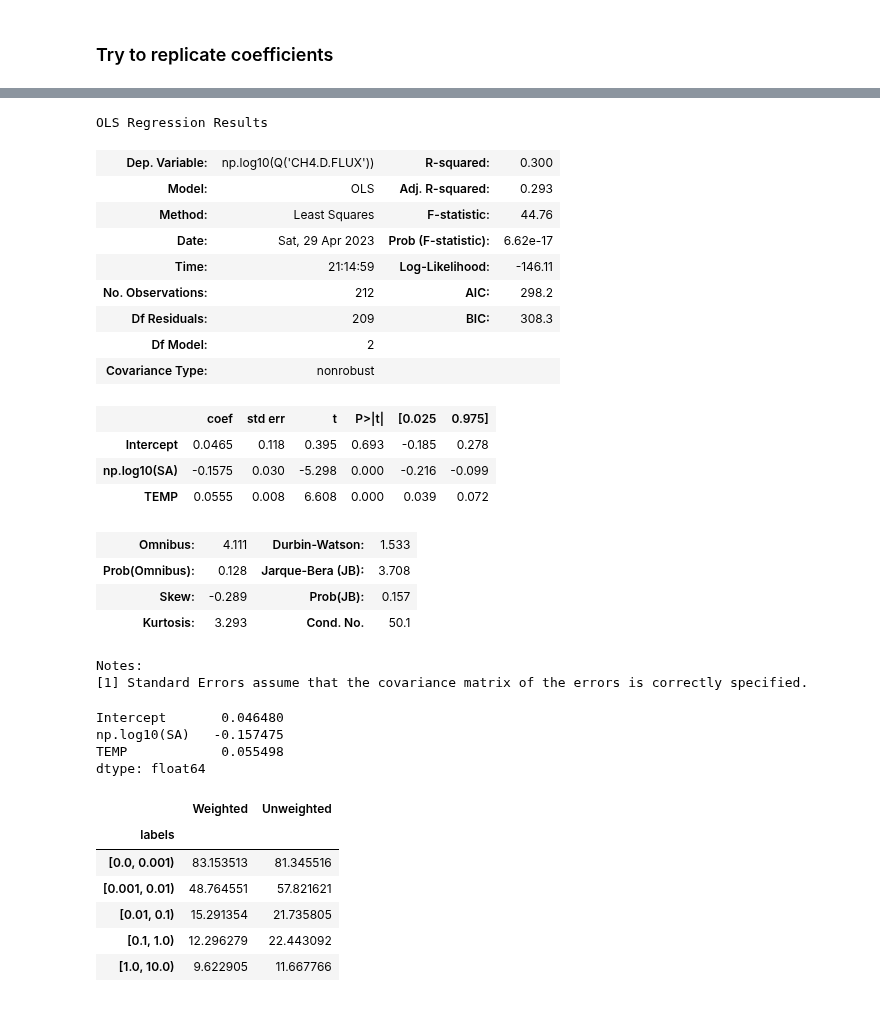
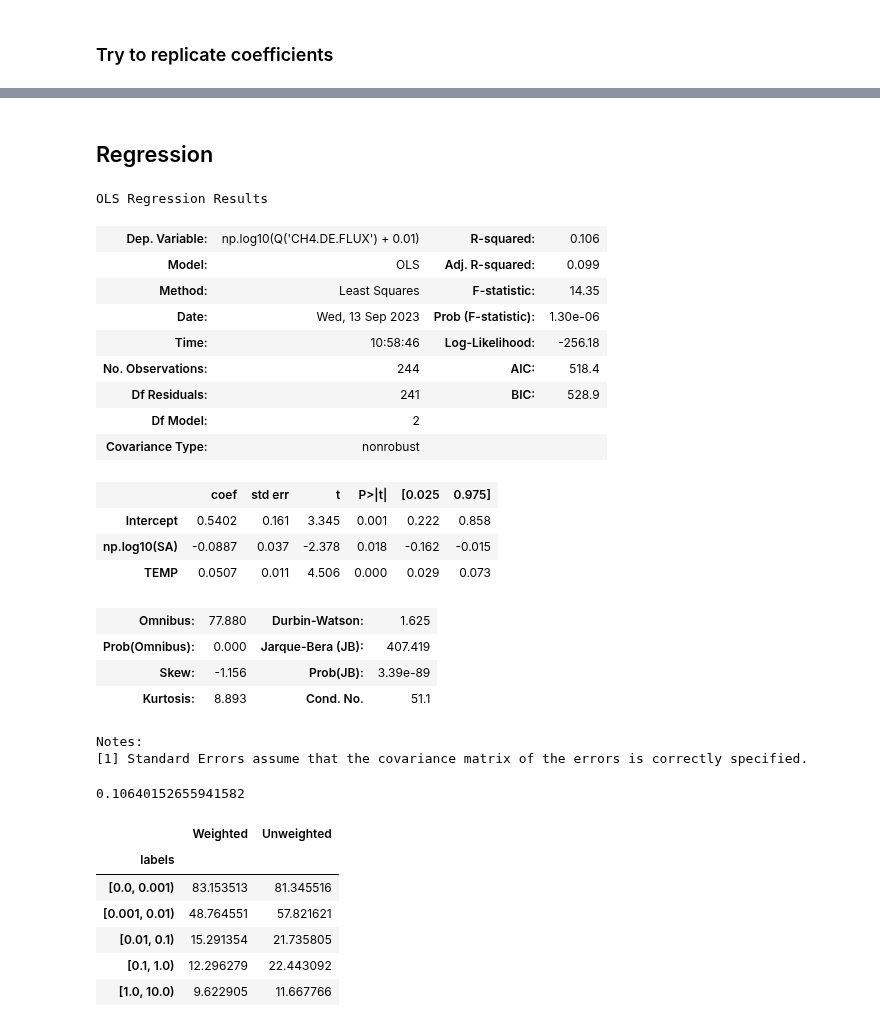
Before and after one commit to ekcomputer/lake-area, a Jupyter notebook: LSD/notebooks/baseline_estimates.ipynb, the cells around one changed output, grey strips where cells are left out. Saved outputs shown, nothing was run; the diff lists cells and outputs as text; code cells hidden in the pictures.

```diff
--- a/LSD/notebooks/baseline_estimates.ipynb
+++ b/LSD/notebooks/baseline_estimates.ipynb
@@ -89,12 +99,12 @@ os.makedirs(joined_clim_dir, exist_ok=True)
 ### Try to replicate coefficients
 # %%
 ## Load
-df = pd.read_csv('/mnt/g/Other/Kuhn-olefeldt-BAWLD/BAWLD-CH4/data/ek_out/archive/BAWLD_CH4_Aquatic.csv',
+df = pd.read_csv('/Volumes/thebe/Other/Kuhn-olefeldt-BAWLD/BAWLD-CH4/data/ek_out/archive/BAWLD_CH4_Aquatic.csv',
     encoding = "ISO-8859-1", dtype={'CH4.E.FLUX ':'float'}, na_values='-')
 len0 = len(df)
 
 ## Filter and pre-process
-df.query("SEASON == 'Icefree' ", inplace=True) # and `D.METHOD` == 'CH'
+# df.query("SEASON == 'Icefree' ", inplace=True) # and `D.METHOD` == 'CH'
 df.dropna(subset=['SA'], inplace=True) # 'CH4.D.FLUX', 'TEMP'
 
 ## if I want transformed y as its own var
@@ -131,0 +146,13 @@ Text(0.5, 0, 'Mg CH4 / m2 /day')
+# %%
+## Add total lake flux column (to match LSD.py)
+dff = df.copy() # make a copy for filling nans and combined D + E
+dff['CH4.E.FLUX'].fillna(dff['CH4.D.FLUX']*1.2, inplace=True)
+dff['CH4.D.FLUX'].fillna(dff['CH4.E.FLUX']/1.2, inplace=True)
+dff['CH4.DE.FLUX'] = dff['CH4.D.FLUX'] + dff['CH4.E.FLUX']
+
+## Pre-process some more
+dff['LAKE.TYPE'] = dff['LAKE.TYPE'].replace('PP/T', 'T') # set peatland pond/thermokarst = thermokarst for simplicity
+
+## Filter and pre-process
+# dff.query("SEASON == 'Icefree' ", inplace=True) # and `D.METHOD` == 'CH'
+dff.dropna(subset=['SA', 'CH4.DE.FLUX'], inplace=True) # 'TEMP'
@@ -132,39 +216,45 @@ Text(0.5, 0, 'Mg CH4 / m2 /day')
+# %% [markdown]
+## Regression
 # %%
 ## Linear models (regression) v0
+formula1 = "np.log10(Q('CH4.DE.FLUX') + 0.01) ~ np.log10(SA) + TEMP" # 'Seasonal.Diff.Flux' 'CH4.D.FLUX'
+model1 = ols(formula=formula1, data=dff).fit() # uses water temp
+formula2 = "np.log10(Q('CH4.DE.FLUX') + 0.01) ~ np.log10(SA) + GRID_T" # 'Seasonal.Diff.Flux' 'CH4.D.FLUX'
+model2 = ols(formula=formula2, data=dff).fit() # uses MAAT
+formula3 = "np.log10(Q('CH4.DE.FLUX') + 0.01) ~ np.log10(SA) + np.power(TEMP, 2)" # 'Seasonal.Diff.Flux' 'CH4.D.FLUX'
+model3 = ols(formula=formula3, data=dff).fit() # uses MAAT
 
-formula = "np.log10(Q('CH4.D.FLUX')) ~ np.log10(SA) + TEMP" # 'Seasonal.Diff.Flux' 'CH4.D.FLUX'
-model1 = ols(formula=formula, data=df).fit()
 # print(f'R2: {model1.rsquared:0.3}')
 model1.summary() # Their model uses 149 data points with adj r2 = 0.36
 # %% [output]
 OLS Regression Results
-| Dep. Variable: | np.log10(Q('CH4.D.FLUX')) | R-squared: | 0.300 |
-| Model: | OLS | Adj. R-squared: | 0.293 |
-| Method: | Least Squares | F-statistic: | 44.76 |
-| Date: | Sat, 29 Apr 2023 | Prob (F-statistic): | 6.62e-17 |
-| Time: | 21:14:59 | Log-Likelihood: | -146.11 |
-| No. Observations: | 212 | AIC: | 298.2 |
-| Df Residuals: | 209 | BIC: | 308.3 |
+| Dep. Variable: | np.log10(Q('CH4.DE.FLUX') + 0.01) | R-squared: | 0.106 |
+| Model: | OLS | Adj. R-squared: | 0.099 |
+| Method: | Least Squares | F-statistic: | 14.35 |
+| Date: | Wed, 13 Sep 2023 | Prob (F-statistic): | 1.30e-06 |
+| Time: | 10:58:46 | Log-Likelihood: | -256.18 |
+| No. Observations: | 244 | AIC: | 518.4 |
+| Df Residuals: | 241 | BIC: | 528.9 |
 | Df Model: | 2 |  |  |
 | Covariance Type: | nonrobust |  |  |
 |  | coef | std err | t | P>|t| | [0.025 | 0.975] |
-| Intercept | 0.0465 | 0.118 | 0.395 | 0.693 | -0.185 | 0.278 |
-| np.log10(SA) | -0.1575 | 0.030 | -5.298 | 0.000 | -0.216 | -0.099 |
-| TEMP | 0.0555 | 0.008 | 6.608 | 0.000 | 0.039 | 0.072 |
+| Intercept | 0.5402 | 0.161 | 3.345 | 0.001 | 0.222 | 0.858 |
+| np.log10(SA) | -0.0887 | 0.037 | -2.378 | 0.018 | -0.162 | -0.015 |
+| TEMP | 0.0507 | 0.011 | 4.506 | 0.000 | 0.029 | 0.073 |
-| Omnibus: | 4.111 | Durbin-Watson: | 1.533 |
-| Prob(Omnibus): | 0.128 | Jarque-Bera (JB): | 3.708 |
-| Skew: | -0.289 | Prob(JB): | 0.157 |
-| Kurtosis: | 3.293 | Cond. No. | 50.1 |
+| Omnibus: | 77.880 | Durbin-Watson: | 1.625 |
+| Prob(Omnibus): | 0.000 | Jarque-Bera (JB): | 407.419 |
+| Skew: | -1.156 | Prob(JB): | 3.39e-89 |
+| Kurtosis: | 8.893 | Cond. No. | 51.1 |
 Notes:
 [1] Standard Errors assume that the covariance matrix of the errors is correctly specified.
-# %%
-## Pull out coeffs
-model1.params
-# %% [output]
-Intercept       0.046480
-np.log10(SA)   -0.157475
-TEMP            0.055498
-dtype: float64
+# %%
+## Compare model using water temp vs MAAT. First column is after filtering by TEMP and ice-free. Second column is without and shows less difference bw variable.
+model1.rsquared # 0.115 # 0.106 # water temp
+model2.rsquared # 0.046 # 0.109 # MAAT
+model3.rsquared # 0.116 # 0.108 # water temp squared - hardly an improvement! Justification for linear.
+# TODO: model that uses monthly or daily air temp!
+# %% [output]
+0.10640152655941582
 # %%
 ## compare to HR16
 bin_edges = [0, 0.001, 0.01, 0.1, 1, 10, 100, np.inf]
```
Also changed, not shown: parts of 32 cells of this notebook.
